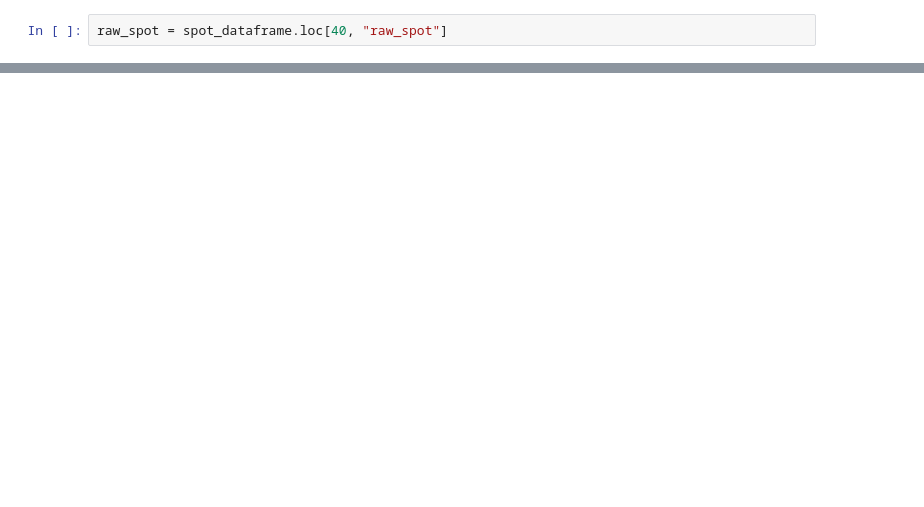
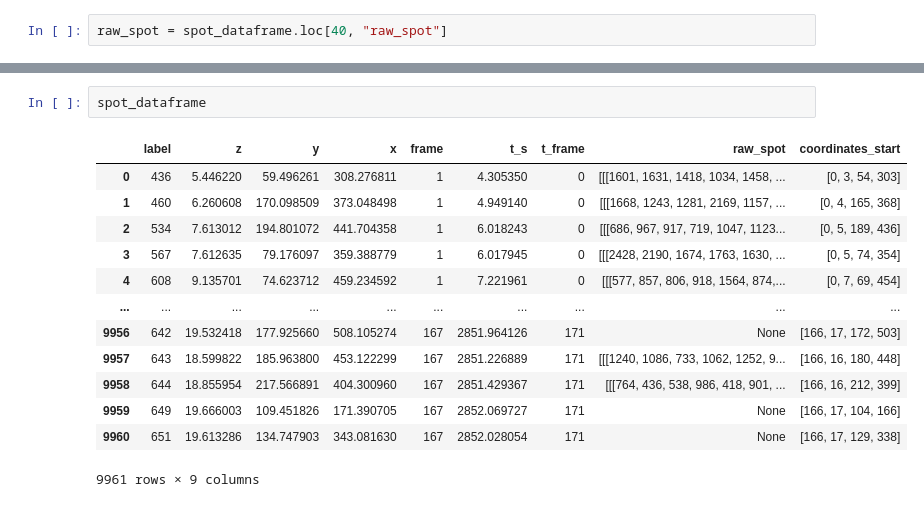
Before and after one commit to GarciaLab/transcription_pipeline, a Jupyter notebook: test.ipynb, the cells around one changed output, grey strips where cells are left out. Saved outputs shown, nothing was run; the diff lists cells and outputs as text; blank space fills up the shorter version.

```diff
--- a/test.ipynb
+++ b/test.ipynb
@@ -205,0 +214,16 @@ plt.imshow(raw_spot[4])
+# %%
+spot_dataframe
+# %% [output]
+|  | label | z | y | x | frame | t_s | t_frame | raw_spot | coordinates_start |
+| 0 | 436 | 5.446220 | 59.496261 | 308.276811 | 1 | 4.305350 | 0 | [[[1601, 1631, 1418, 1034, 1458, ... | [0, 3, 54, 303] |
+| 1 | 460 | 6.260608 | 170.098509 | 373.048498 | 1 | 4.949140 | 0 | [[[1668, 1243, 1281, 2169, 1157, ... | [0, 4, 165, 368] |
+| 2 | 534 | 7.613012 | 194.801072 | 441.704358 | 1 | 6.018243 | 0 | [[[686, 967, 917, 719, 1047, 1123... | [0, 5, 189, 436] |
+| 3 | 567 | 7.612635 | 79.176097 | 359.388779 | 1 | 6.017945 | 0 | [[[2428, 2190, 1674, 1763, 1630, ... | [0, 5, 74, 354] |
+| 4 | 608 | 9.135701 | 74.623712 | 459.234592 | 1 | 7.221961 | 0 | [[[577, 857, 806, 918, 1564, 874,... | [0, 7, 69, 454] |
+| ... | ... | ... | ... | ... | ... | ... | ... | ... | ... |
+| 9956 | 642 | 19.532418 | 177.925660 | 508.105274 | 167 | 2851.964126 | 171 | None | [166, 17, 172, 503] |
+| 9957 | 643 | 18.599822 | 185.963800 | 453.122299 | 167 | 2851.226889 | 171 | [[[1240, 1086, 733, 1062, 1252, 9... | [166, 16, 180, 448] |
+| 9958 | 644 | 18.855954 | 217.566891 | 404.300960 | 167 | 2851.429367 | 171 | [[[764, 436, 538, 986, 418, 901, ... | [166, 16, 212, 399] |
+| 9959 | 649 | 19.666003 | 109.451826 | 171.390705 | 167 | 2852.069727 | 171 | None | [166, 17, 104, 166] |
+| 9960 | 651 | 19.613286 | 134.747903 | 343.081630 | 167 | 2852.028054 | 171 | None | [166, 17, 129, 338] |
+9961 rows × 9 columns
```
Also changed, not shown: parts of 9 cells of this notebook, 4 other files.
